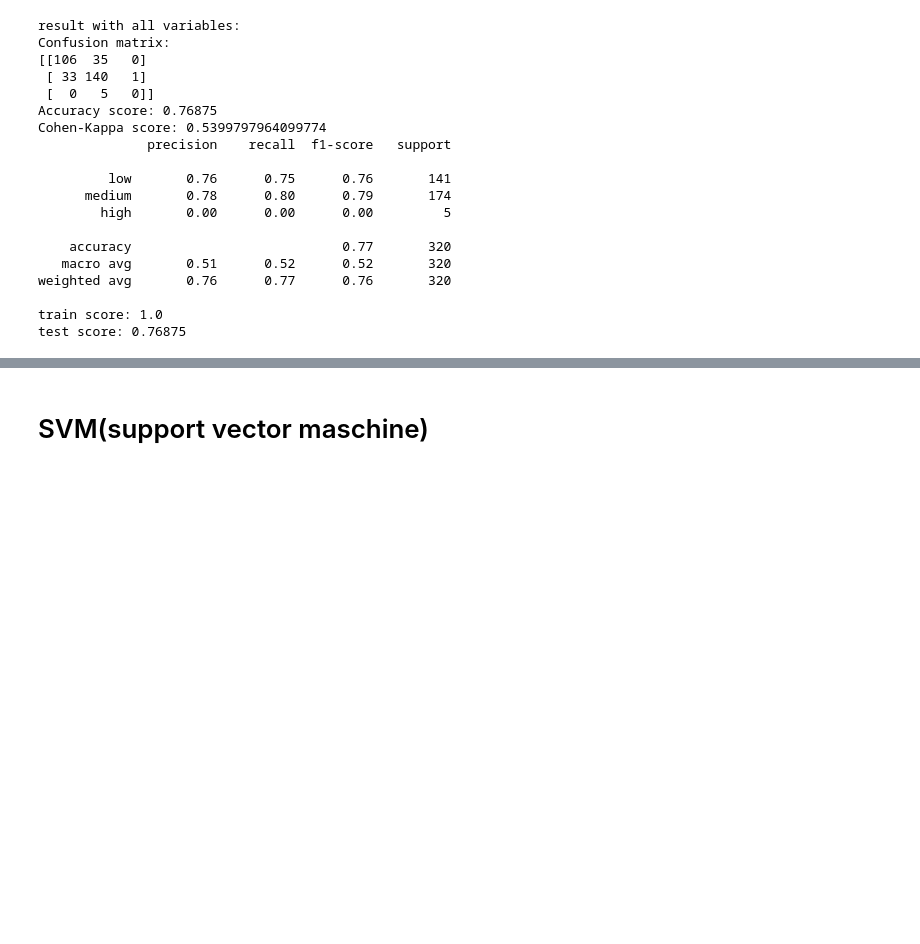
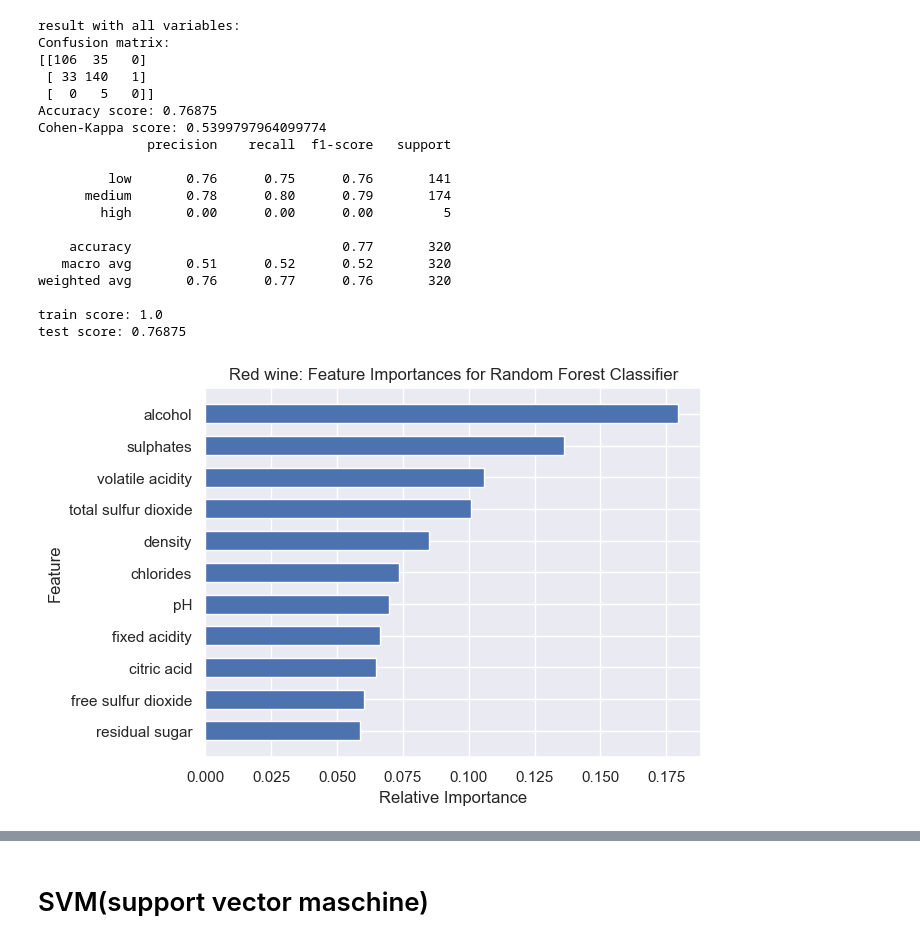
Before and after one commit to satomi26/Project-2, a Jupyter notebook: maschine_learning_modell.ipynb, the cells around one changed output, grey strips where cells are left out. Saved outputs shown, nothing was run; the diff lists cells and outputs as text; code cells hidden in the pictures; blank space fills up the shorter version.

Commit message:
worked with wine price dataset

```diff
--- a/maschine_learning_modell.ipynb
+++ b/maschine_learning_modell.ipynb
@@ -1856,4 +1929,17 @@ weighted avg       0.76      0.77      0.76       320
 
 train score: 1.0
 test score: 0.76875
+# %%
+importances = rf.feature_importances_
+rf_feature_names, rf_feature_scores = zip(*sorted(zip(['fixed acidity', 'volatile acidity', 'citric acid',
+'residual sugar','chlorides', 'free sulfur dioxide', 'total sulfur dioxide', 'density', 'pH', 'sulphates', 'alcohol'],
+importances), key=lambda x: x[1]))
+y_position = list(range(len(rf_feature_names)))
+plt.barh(y_position, rf_feature_scores, height=0.6, align='center')
+plt.yticks(y_position , rf_feature_names)
+plt.xlabel('Relative Importance')
+plt.ylabel('Feature')
+t = plt.title('Red wine: Feature Importances for Random Forest Classifier')
+# %% [output]
+[figure, added]
 # %%
```
Also changed, not shown: parts of 13 cells of this notebook, 1 other file.
